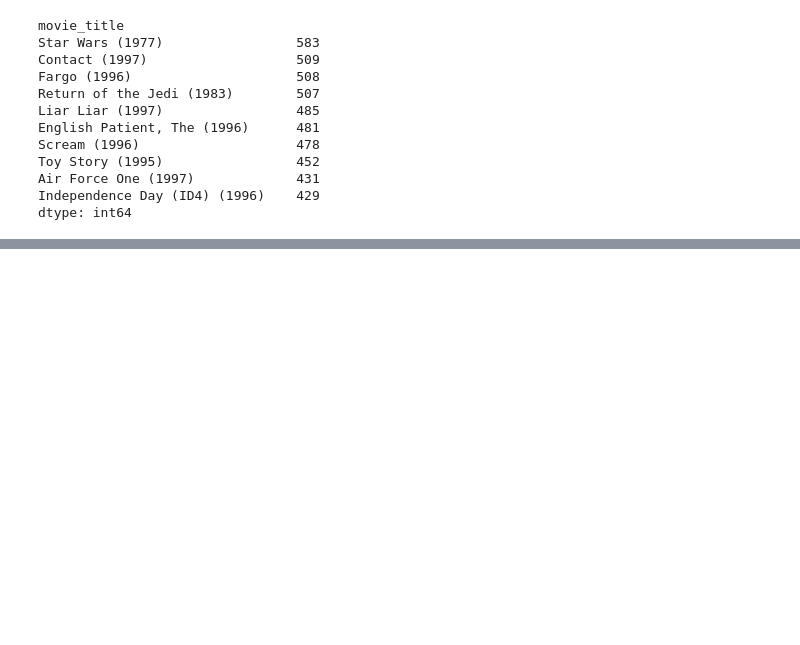
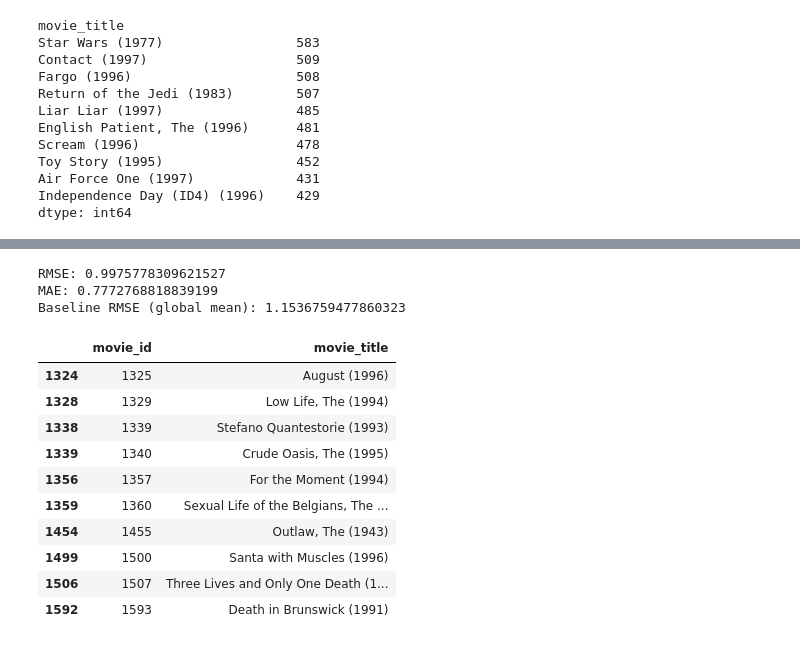
Before and after one commit to kaflebiplob/Movie_Recommendation_System, a Jupyter notebook: notebook/train_my_data.ipynb, the cells around one changed output, grey strips where cells are left out. Saved outputs shown, nothing was run; the diff lists cells and outputs as text; code cells hidden in the pictures; blank space fills up the shorter version.

```diff
--- a/notebook/train_my_data.ipynb
+++ b/notebook/train_my_data.ipynb
@@ -286,0 +373,60 @@ dtype: int64
+# %%
+train = pd.read_csv("../data/raw/u1.base", sep="\t", names=["user_id","movie_id","rating","timestamp"])
+test = pd.read_csv("../data/raw/u1.test", sep="\t", names=["user_id","movie_id","rating","timestamp"])
+
+# rebuild the matrix and similarity using ONLY train data
+user_item_matrix = train.pivot_table(index="user_id", columns="movie_id", values="rating")
+item_matrix_filled = user_item_matrix.fillna(0)
+item_similarity = cosine_similarity(item_matrix_filled.T)
+item_similarity_df = pd.DataFrame(item_similarity, index=user_item_matrix.columns, columns=user_item_matrix.columns)
+movie_avg = train.groupby("movie_id")["rating"].mean()
+global_mean = train["rating"].mean()
+
+import numpy as np
+from sklearn.metrics import mean_squared_error, mean_absolute_error
+
+test["predicted"] = test.apply(
+    lambda row: predict_rating(row["user_id"], row["movie_id"]),
+    axis=1
+)
+
+rmse = np.sqrt(mean_squared_error(test["rating"], test["predicted"]))
+mae = mean_absolute_error(test["rating"], test["predicted"])
+
+print("RMSE:", rmse)
+print("MAE:", mae)
+
+# compare to a naive baseline: always predict global mean
+baseline_rmse = np.sqrt(mean_squared_error(test["rating"], [global_mean]*len(test)))
+print("Baseline RMSE (global mean):", baseline_rmse)
+# %% [output]
+RMSE: 0.9975778309621527
+MAE: 0.7772768818839199
+Baseline RMSE (global mean): 1.1536759477860323
+# %%
+def recommend_movies(user_id, n=10):
+    user_rated = user_item_matrix.loc[user_id].dropna().index
+    all_movies = user_item_matrix.columns
+    unrated = [m for m in all_movies if m not in user_rated]
+
+    predictions = [(m, predict_rating(user_id, m)) for m in unrated]
+    predictions.sort(key=lambda x: x[1], reverse=True)
+
+    top_n = predictions[:n]
+    top_movie_ids = [m for m, _ in top_n]
+
+    return movies[movies["movie_id"].isin(top_movie_ids)][["movie_id", "movie_title"]]
+
+recommend_movies(196, n=10)
+# %% [output]
+|  | movie_id | movie_title |
+| 1324 | 1325 | August (1996) |
+| 1328 | 1329 | Low Life, The (1994) |
+| 1338 | 1339 | Stefano Quantestorie (1993) |
+| 1339 | 1340 | Crude Oasis, The (1995) |
+| 1356 | 1357 | For the Moment (1994) |
+| 1359 | 1360 | Sexual Life of the Belgians, The ... |
+| 1454 | 1455 | Outlaw, The (1943) |
+| 1499 | 1500 | Santa with Muscles (1996) |
+| 1506 | 1507 | Three Lives and Only One Death (1... |
+| 1592 | 1593 | Death in Brunswick (1991) |
```
Also changed, not shown: parts of 5 cells of this notebook.
